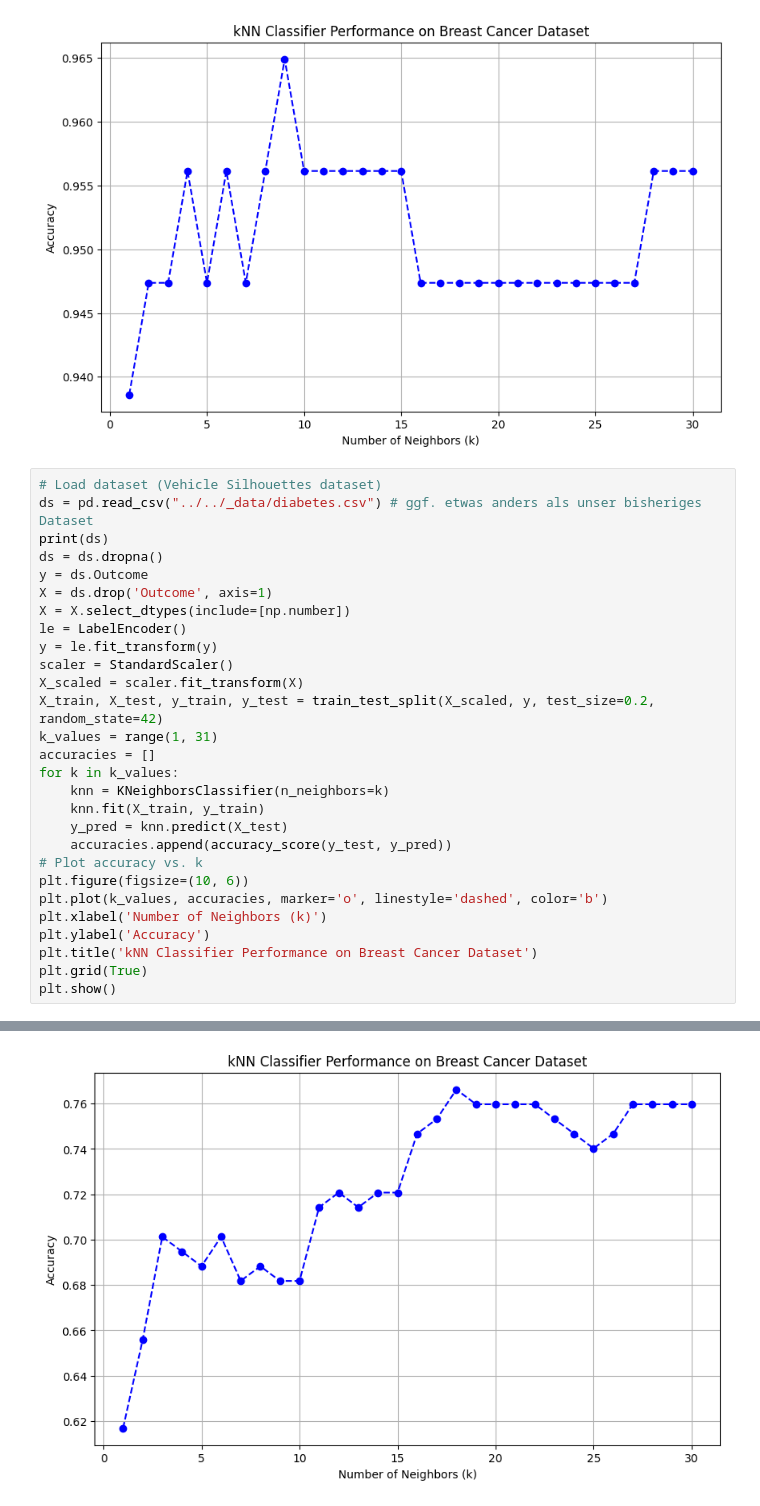
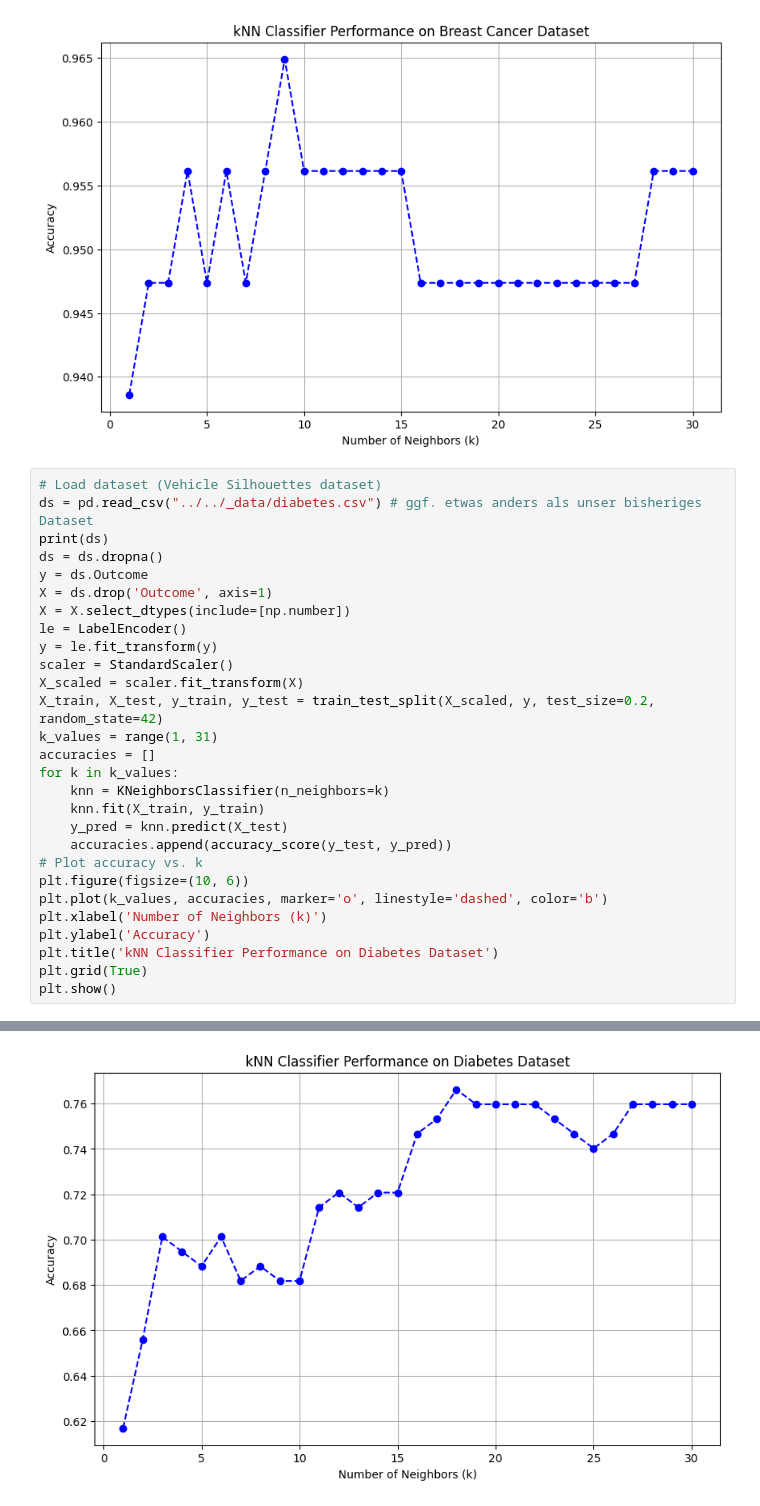
Before and after one commit to KainTim/DSAI, a Jupyter notebook: 05_ML/code/supervised_2_knn.ipynb, the cells around one changed output, grey strips where cells are left out. Cells and saved outputs as stored; diff of their text form.

```diff
--- a/05_ML/code/supervised_2_knn.ipynb
+++ b/05_ML/code/supervised_2_knn.ipynb
@@ -345,32 +345,32 @@ accuracies = []
 for k in k_values:
     knn = KNeighborsClassifier(n_neighbors=k)
     knn.fit(X_train, y_train)
     y_pred = knn.predict(X_test)
     accuracies.append(accuracy_score(y_test, y_pred))
 # Plot accuracy vs. k
 plt.figure(figsize=(10, 6))
 plt.plot(k_values, accuracies, marker='o', linestyle='dashed', color='b')
 plt.xlabel('Number of Neighbors (k)')
 plt.ylabel('Accuracy')
-plt.title('kNN Classifier Performance on Breast Cancer Dataset')
+plt.title('kNN Classifier Performance on Diabetes Dataset')
 plt.grid(True)
 plt.show()
 # %% [output]
      Pregnancies  Glucose  BloodPressure  SkinThickness  Insulin   BMI  \
 0              6      148             72             35        0  33.6
 1              1       85             66             29        0  26.6
 2              8      183             64              0        0  23.3
 3              1       89             66             23       94  28.1
 4              0      137             40             35      168  43.1
 ..           ...      ...            ...            ...      ...   ...
 763           10      101             76             48      180  32.9
 764            2      122             70             27        0  36.8
 765            5      121             72             23      112  26.2
 766            1      126             60              0        0  30.1
 767            1       93             70             31        0  30.4
 ... (11 lines left out)
 766                     0.349   47        1
 767                     0.315   23        0
 
 [768 rows x 9 columns]
-[figure, old version]
+[figure, new version]
```
Also changed, not shown: parts of 1 cell of this notebook, 1 other file.
